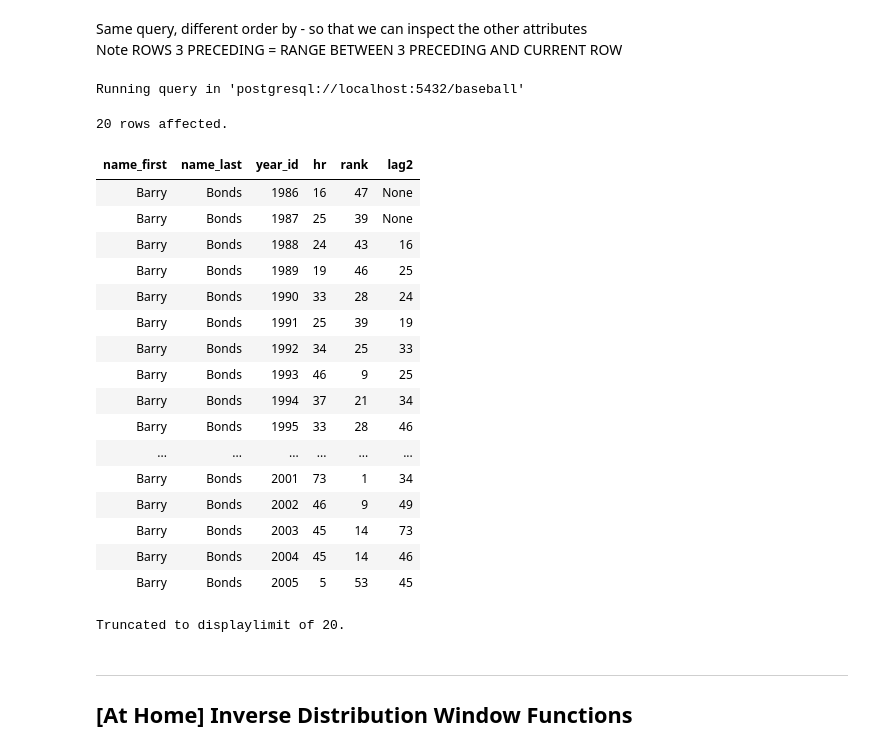
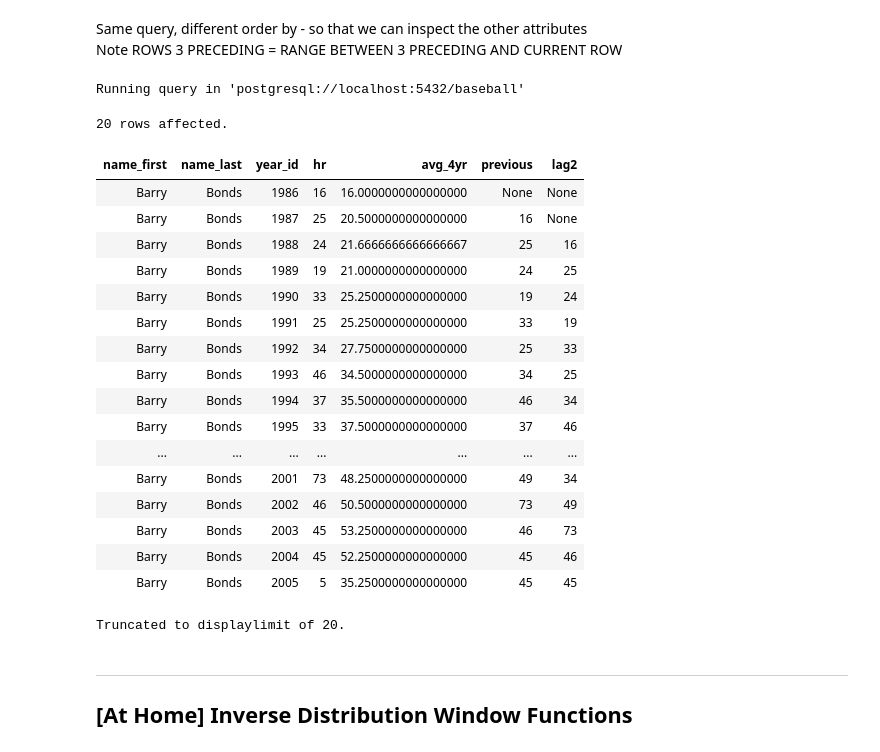
Before and after one commit to cal-data-eng/fa25-materials, a Jupyter notebook: lec/data-prep-value/data-prep-value.ipynb, the cells around one changed output. Cells and saved outputs as stored; diff of their text form; code cells hidden in the pictures.

```diff
--- a/lec/data-prep-value/data-prep-value.ipynb
+++ b/lec/data-prep-value/data-prep-value.ipynb
@@ -139,36 +139,36 @@ Same query, different order by - so that we can inspect the other attributes
 Note ROWS 3 PRECEDING = RANGE BETWEEN 3 PRECEDING AND CURRENT ROW
 # %%
 %%sql
-SELECT name_first, name_last, year_id, HR,
-       rank() OVER (ORDER BY HR DESC)
-       -- , avg(HR)    OVER (PARTITION BY b.player_id ORDER BY year_id ROWS 3 PRECEDING) as avg_4yr
-       -- , lag(HR, 7) OVER (PARTITION BY b.player_id ORDER BY year_id) as previous
+SELECT name_first, name_last, year_id, HR
+       -- rank() OVER (ORDER BY HR DESC)
+       , avg(HR)    OVER (PARTITION BY b.player_id ORDER BY year_id ROWS 3 PRECEDING) as avg_4yr
+       , lag(HR, 1) OVER (PARTITION BY b.player_id ORDER BY year_id) as previous
        , lag(HR, 2) OVER (PARTITION BY b.player_id ORDER BY year_id) as lag2
 FROM batting b, people p
 WHERE p.player_id = b.player_id
    AND (name_last = 'Bonds' or name_last = 'Ruth')
 ORDER BY b.player_id, year_id
 LIMIT 20;
 # %% [output]
 Running query in 'postgresql://localhost:5432/baseball'
 20 rows affected.
-| name_first | name_last | year_id | hr | rank | lag2 |
-| Barry | Bonds | 1986 | 16 | 47 | None |
-| Barry | Bonds | 1987 | 25 | 39 | None |
-| Barry | Bonds | 1988 | 24 | 43 | 16 |
-| Barry | Bonds | 1989 | 19 | 46 | 25 |
-| Barry | Bonds | 1990 | 33 | 28 | 24 |
-| Barry | Bonds | 1991 | 25 | 39 | 19 |
-| Barry | Bonds | 1992 | 34 | 25 | 33 |
-| Barry | Bonds | 1993 | 46 | 9 | 25 |
-| Barry | Bonds | 1994 | 37 | 21 | 34 |
-| Barry | Bonds | 1995 | 33 | 28 | 46 |
-| ... | ... | ... | ... | ... | ... |
-| Barry | Bonds | 2001 | 73 | 1 | 34 |
-| Barry | Bonds | 2002 | 46 | 9 | 49 |
-| Barry | Bonds | 2003 | 45 | 14 | 73 |
-| Barry | Bonds | 2004 | 45 | 14 | 46 |
-| Barry | Bonds | 2005 | 5 | 53 | 45 |
+| name_first | name_last | year_id | hr | avg_4yr | previous | lag2 |
+| Barry | Bonds | 1986 | 16 | 16.0000000000000000 | None | None |
+| Barry | Bonds | 1987 | 25 | 20.5000000000000000 | 16 | None |
+| Barry | Bonds | 1988 | 24 | 21.6666666666666667 | 25 | 16 |
+| Barry | Bonds | 1989 | 19 | 21.0000000000000000 | 24 | 25 |
+| Barry | Bonds | 1990 | 33 | 25.2500000000000000 | 19 | 24 |
+| Barry | Bonds | 1991 | 25 | 25.2500000000000000 | 33 | 19 |
+| Barry | Bonds | 1992 | 34 | 27.7500000000000000 | 25 | 33 |
+| Barry | Bonds | 1993 | 46 | 34.5000000000000000 | 34 | 25 |
+| Barry | Bonds | 1994 | 37 | 35.5000000000000000 | 46 | 34 |
+| Barry | Bonds | 1995 | 33 | 37.5000000000000000 | 37 | 46 |
+| ... | ... | ... | ... | ... | ... | ... |
+| Barry | Bonds | 2001 | 73 | 48.2500000000000000 | 49 | 34 |
+| Barry | Bonds | 2002 | 46 | 50.5000000000000000 | 73 | 49 |
+| Barry | Bonds | 2003 | 45 | 53.2500000000000000 | 46 | 73 |
+| Barry | Bonds | 2004 | 45 | 52.2500000000000000 | 45 | 46 |
+| Barry | Bonds | 2005 | 5 | 35.2500000000000000 | 45 | 45 |
 Truncated to displaylimit of 20.
 # %% [markdown]
 ---
```
Also changed, not shown: parts of 10 cells of this notebook.
